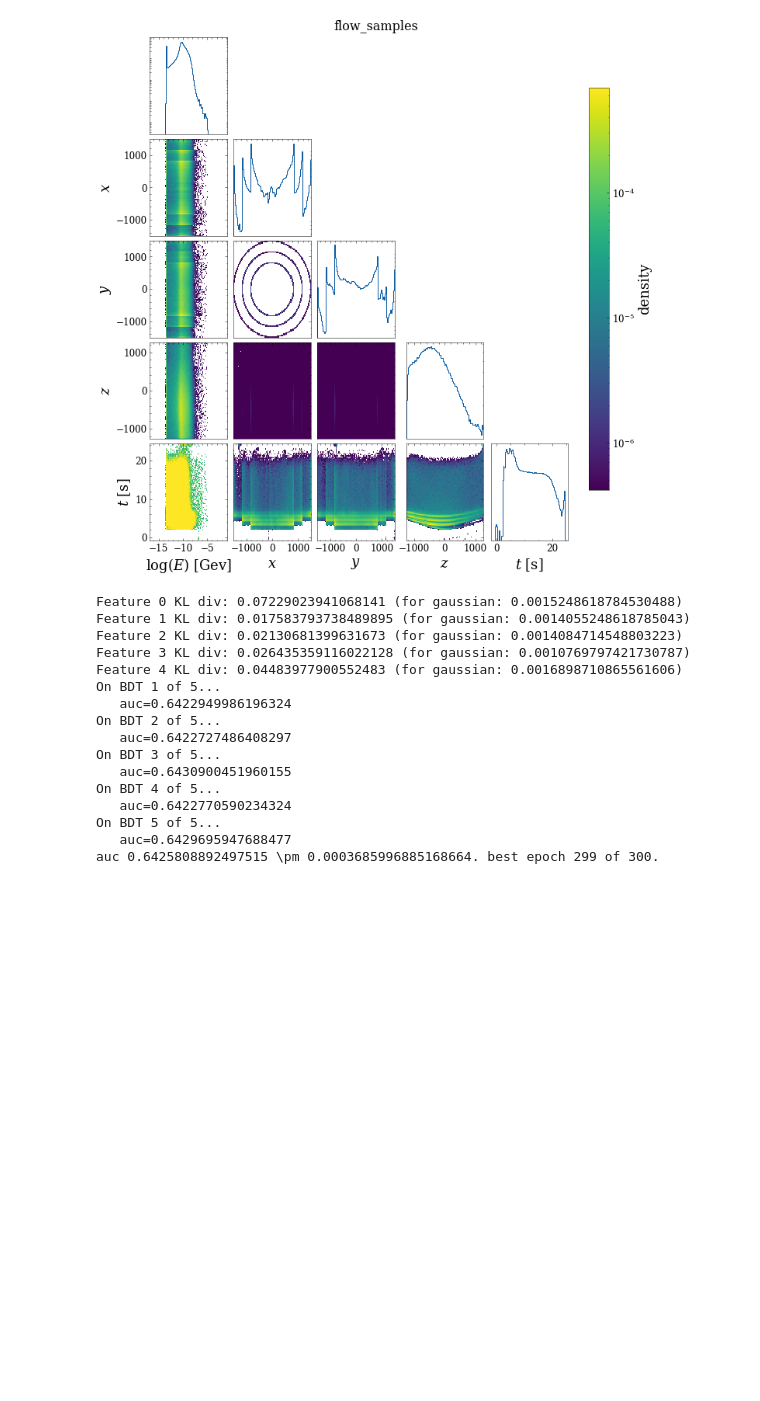
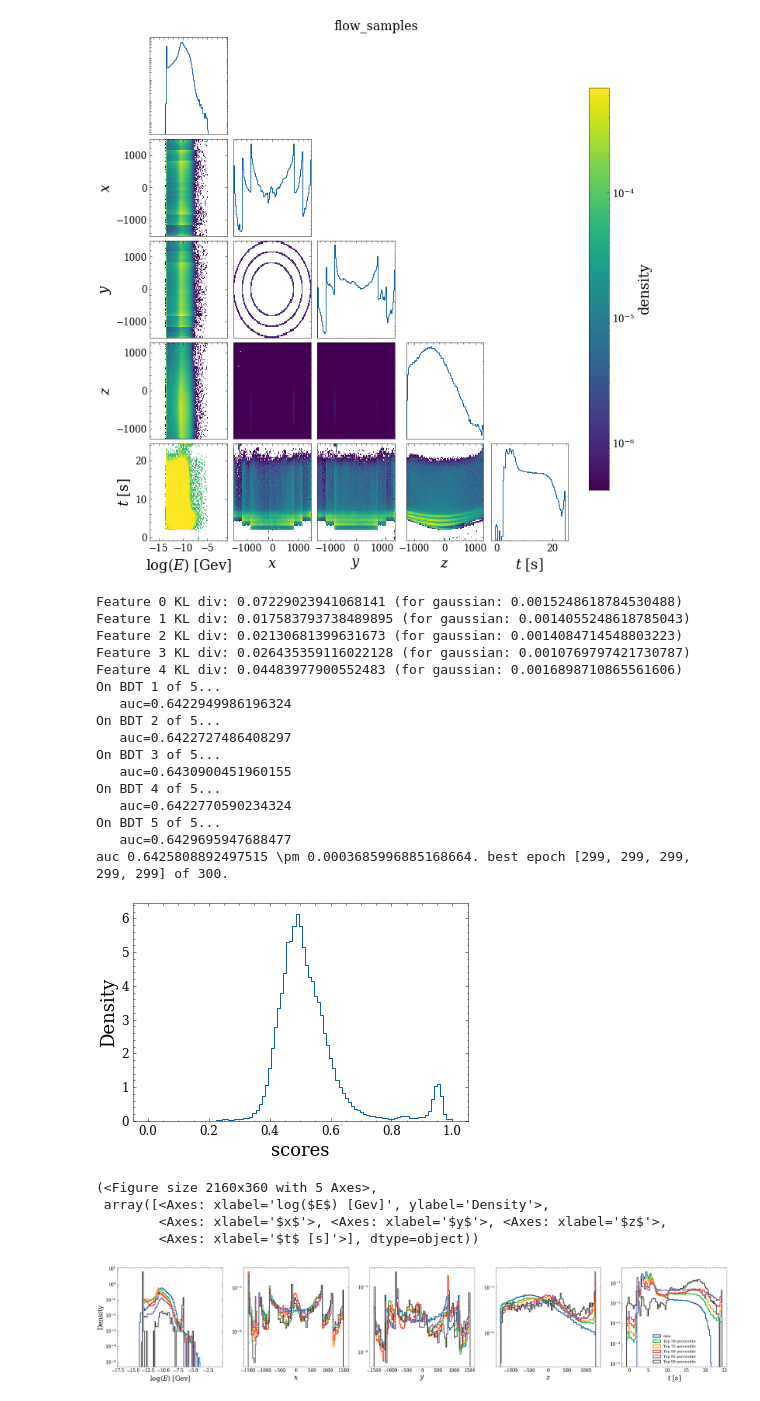
Before and after one commit to rmastand/fast_tracker_BIBgen_mucoll, a Jupyter notebook: test_truncation.ipynb, the cells around one changed output. Saved outputs shown, nothing was run; the diff lists cells and outputs as text; code cells hidden in the pictures; blank space fills up the shorter version.

Commit message:
visualizing top percentiles of least data like events

```diff
--- a/test_truncation.ipynb
+++ b/test_truncation.ipynb
@@ -252,8 +252,8 @@ ks_dists_gaussians = get_kl_dist(np.random.normal(size = data.shape), np.random.
 for i, ks_dist in enumerate(ks_dists_samples):
     print("Feature {i} KL div: {ks_dist} (for gaussian: {ks_gauss})".format(i=i, ks_dist=ks_dist, ks_gauss=ks_dists_gaussians[i]))
 
-auc_mean, auc_std, best_epoch, max_epochs = discriminate_data_from_samples(data,  X_samples["flow_samples"], n_runs=5, bdt_config="configs/bdt.yml")
-print(f"auc {auc_mean} \pm {auc_std}. best epoch {best_epoch} of {max_epochs}.\n")
+auc_mean, auc_std, best_epoch_list, max_epochs, bdt_list = discriminate_data_from_samples(data,  X_samples["flow_samples"], n_runs=5, bdt_config="configs/bdt.yml")
+print(f"auc {auc_mean} \pm {auc_std}. best epoch {best_epoch_list} of {max_epochs}.\n")
 # %% [output]
 Feature 0 KL div: 0.07229023941068141 (for gaussian: 0.0015248618784530488)
 Feature 1 KL div: 0.017583793738489895 (for gaussian: 0.0014055248618785043)
@@ -270,7 +270,42 @@ On BDT 4 of 5...
    auc=0.6422770590234324
 On BDT 5 of 5...
    auc=0.6429695947688477
-auc 0.6425808892497515 \pm 0.0003685996885168664. best epoch 299 of 300.
+auc 0.6425808892497515 \pm 0.0003685996885168664. best epoch [299, 299, 299, 299, 299] of 300.
+# %%
+
+loc_scores = []
+for i, bdt_i in enumerate(bdt_list):
+
+    loc_scores.append(bdt_i.predict_proba(
+            X_samples["flow_samples"], iteration_range=(0, best_epoch_list[i])
+        )[:, 0].reshape(-1, 1))
+
+loc_scores = np.mean(np.concatenate(loc_scores, axis = 1), axis = 1)
+
+
+plt.figure()
+plt.hist(loc_scores, bins = np.linspace(0, 1, 100), histtype = "step", density = True)
+plt.xlabel("scores")
+plt.ylabel("Density")
+plt.show()
+
+
+X_plot = {}
+
+percentiles = [50, 75, 90, 95, 99]
+for p in percentiles:
+    X_plot[f"Top {p} percentile"] =  X_samples["flow_samples"][loc_scores > np.percentile(loc_scores, p)]
+
+
+
+plot_hists_1d({"data":data, **X_plot}, bins_dict, log_dims=log_vars, labels=feature_labels)
+# %% [output]
+[figure, added]
+(<Figure size 2160x360 with 5 Axes>,
+ array([<Axes: xlabel='log($E$) [Gev]', ylabel='Density'>,
+        <Axes: xlabel='$x$'>, <Axes: xlabel='$y$'>, <Axes: xlabel='$z$'>,
+        <Axes: xlabel='$t$ [s]'>], dtype=object))
+[figure, added]
 # %%
 ks_dists_samples = get_kl_dist(data, X_samples["flow_samples"][m])
 ks_dists_gaussians = get_kl_dist(np.random.normal(size = data.shape), np.random.normal(size =  X_samples["flow_samples"][m].shape))
```
Also changed, not shown: parts of 1 cell of this notebook, 5 other files.
